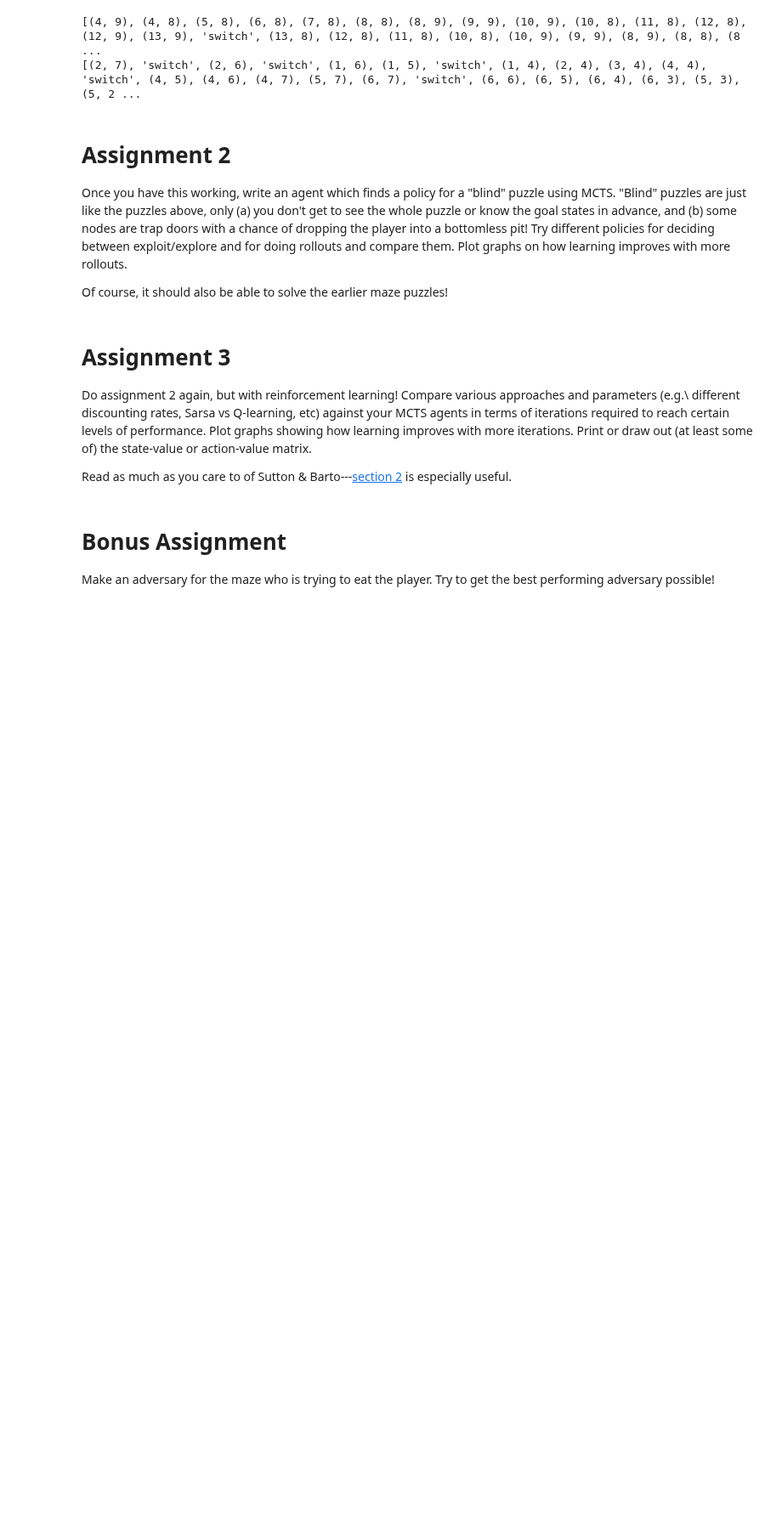
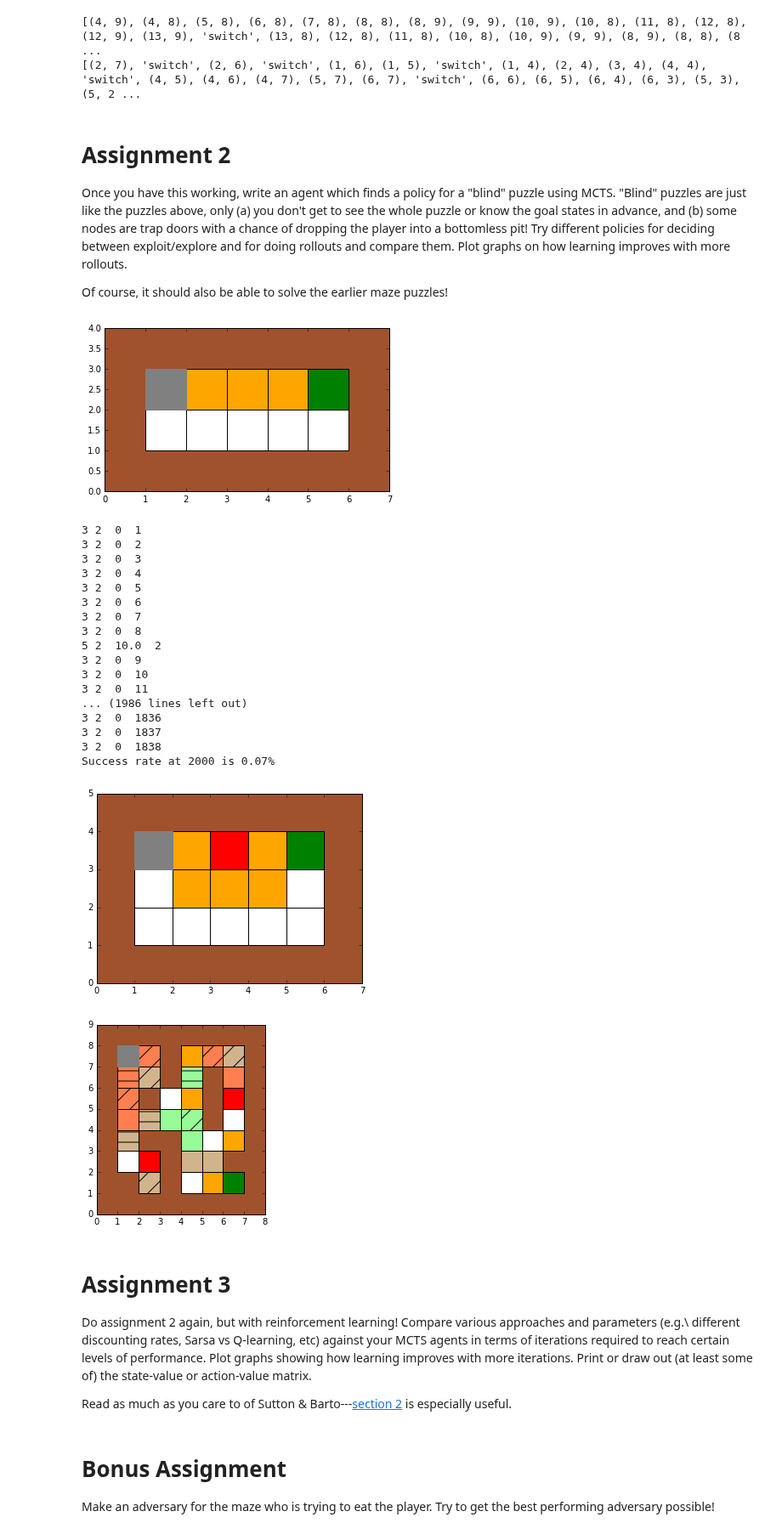
Before and after one commit to JoeOsborn/spcs-ai, a Jupyter notebook: projects/3-mazes/Mujica.ipynb, the cells around one changed output. Shown at 85% size. Drawn from its saved outputs; the diff is of its cells as text; code cells hidden in the pictures; blank space fills up the shorter version.

```diff
--- a/projects/3-mazes/Mujica.ipynb
+++ b/projects/3-mazes/Mujica.ipynb
@@ -47,13 +47,13 @@ class Maze:
                     self.grid[y][x] = "."
 
     def __eq__(self, other):
-        return self.grid == other.grid and self.player_pos == other.player_pos and self.player_alive == other.player_alive
+        return self.grid == other.grid and self.player_pos == other.player_pos# and self.player_alive == other.player_alive
 
     def __neq__(self, other):
         return not self == other
 
     def __hash__(self):
-        return hash(str(self.grid))%100000 + hash(self.player_pos)%100000 + hash(self.player_alive)%100000
+        return hash(str(self.grid))%100000 + hash(self.player_pos)%100000# + hash(self.player_alive)%100000
 
     def __cmp__(self, other):
         if self == other:
@@ -507,34 +543,57 @@ def maze5():
         "#.....#",
         "#######"
     ])
 
-maze5().draw()
+maze5 = maze5()
+maze5.draw()
+mcts(maze5, 2000)
 
 def maze6():
     return Maze([
         "#######",
         "#@?!?X#",
         "#.???.#",
         "#.....#",
         "#######"
     ])
 
 maze6().draw()
 
 def maze7():
     return Maze([
         "########",
         "#@0#?01#",
         "#A1#C#a#",
         "#0#.?#!#",
         "#aBc2#.#",
         "#B##c.?#",
         "#.!#bb##",
         "##1#.?X#",
         "########"
     ])
 
 maze7().draw()
+# %% [output]
+[figure, added]
+3 2  0  1
+3 2  0  2
+3 2  0  3
+3 2  0  4
+3 2  0  5
+3 2  0  6
+3 2  0  7
+3 2  0  8
+5 2  10.0  2
+3 2  0  9
+3 2  0  10
+3 2  0  11
+... (1986 lines left out)
+3 2  0  1836
+3 2  0  1837
+3 2  0  1838
+Success rate at 2000 is 0.07%
+[figure, added]
+[figure, added]
 # %% [markdown]
 # Assignment 3
 
```
Also changed, not shown: parts of 1 cell of this notebook.
